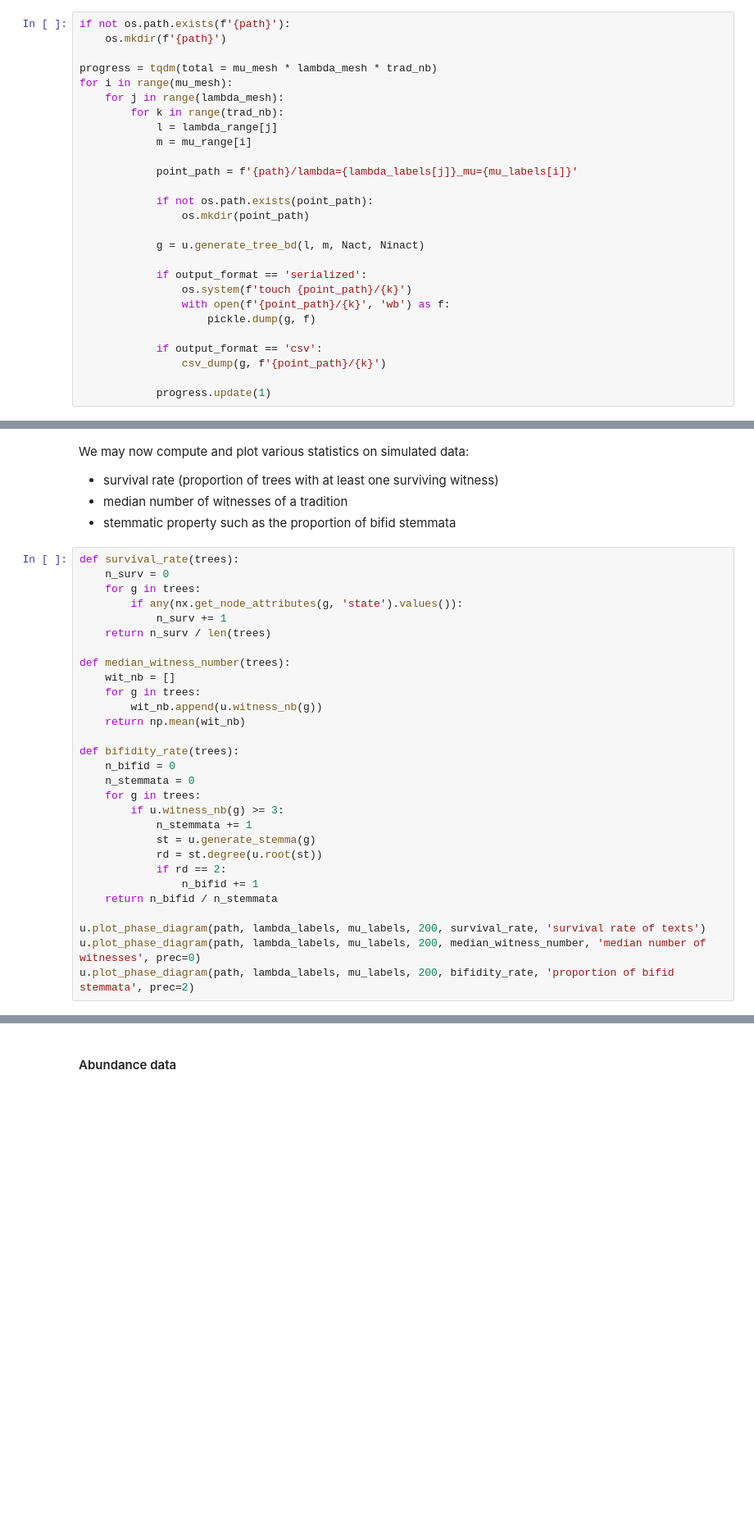
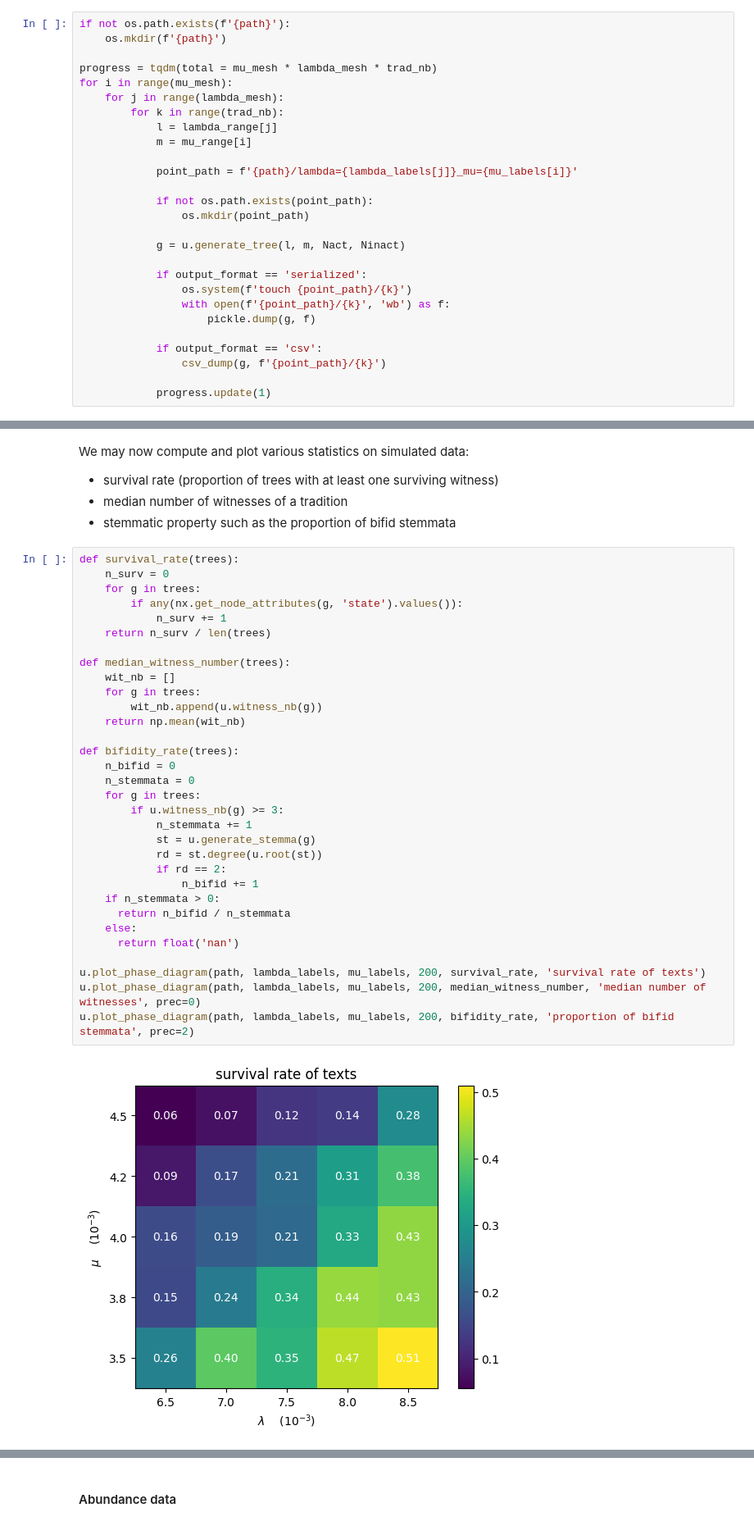
Before and after one commit to LostMa-ERC/simMAtree_workshop, a Jupyter notebook: agent_based_models.ipynb, the cells around one changed output, grey strips where cells are left out. Shown: that part at 82% size. Cells and saved outputs as stored; diff of their text form; blank space fills up the shorter version.

```diff
--- a/agent_based_models.ipynb
+++ b/agent_based_models.ipynb
@@ -176,7 +181,7 @@ for i in range(mu_mesh):
             if not os.path.exists(point_path):
                 os.mkdir(point_path)
 
-            g = u.generate_tree_bd(l, m, Nact, Ninact)
+            g = u.generate_tree(l, m, Nact, Ninact)
 
             if output_format == 'serialized':
                 os.system(f'touch {point_path}/{k}')
@@ -198,29 +203,34 @@ We may now compute and plot various statistics on simulated data:
 # %%
 def survival_rate(trees):
     n_surv = 0
     for g in trees:
         if any(nx.get_node_attributes(g, 'state').values()):
             n_surv += 1
     return n_surv / len(trees)
 
 def median_witness_number(trees):
     wit_nb = []
     for g in trees:
         wit_nb.append(u.witness_nb(g))
     return np.mean(wit_nb)
 
 def bifidity_rate(trees):
     n_bifid = 0
     n_stemmata = 0
     for g in trees:
         if u.witness_nb(g) >= 3:
             n_stemmata += 1
             st = u.generate_stemma(g)
             rd = st.degree(u.root(st))
             if rd == 2:
                 n_bifid += 1
-    return n_bifid / n_stemmata
+    if n_stemmata > 0:
+      return n_bifid / n_stemmata
+    else:
+      return float('nan')
 
 u.plot_phase_diagram(path, lambda_labels, mu_labels, 200, survival_rate, 'survival rate of texts')
 u.plot_phase_diagram(path, lambda_labels, mu_labels, 200, median_witness_number, 'median number of witnesses', prec=0)
 u.plot_phase_diagram(path, lambda_labels, mu_labels, 200, bifidity_rate, 'proportion of bifid stemmata', prec=2)
+# %% [output]
+[figure, added]
```
Also changed, not shown: parts of 5 cells of this notebook.
